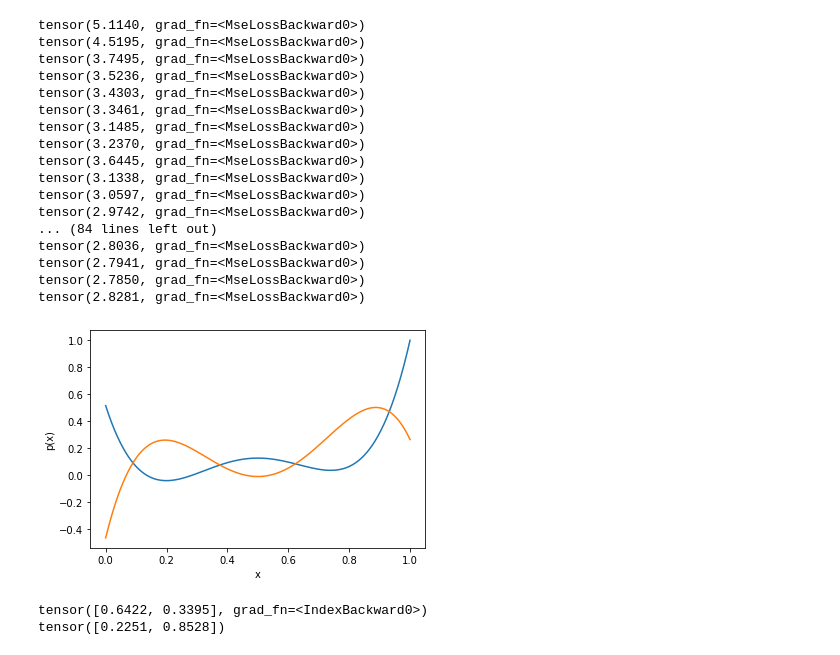
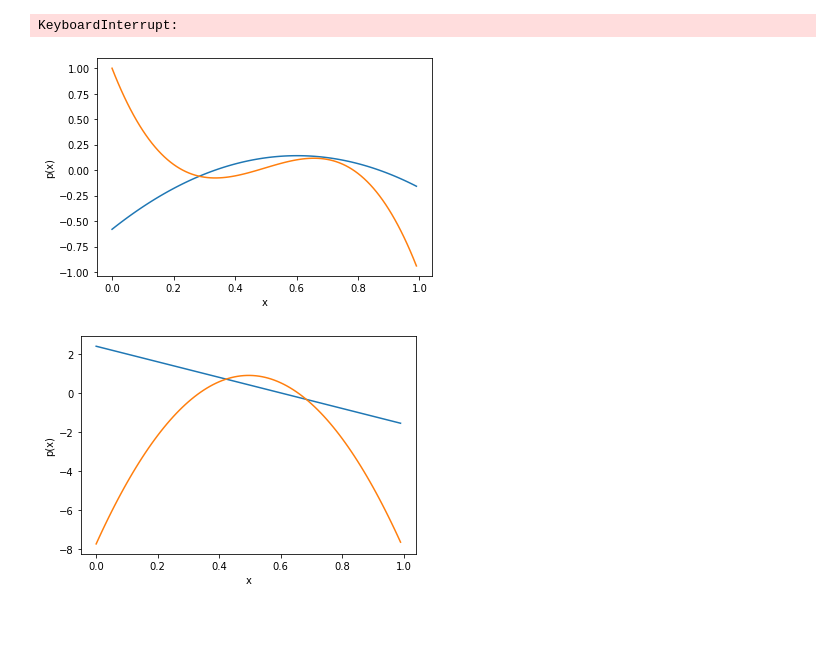
Before and after one commit to eldonko/Masters-Thesis-Code, a Jupyter notebook: notebooks/sandbox/train_binary_predictor.ipynb, the cells around one changed output. Drawn from its saved outputs; the diff is of its cells as text; code cells hidden in the pictures; blank space fills up the shorter version.

```diff
--- a/notebooks/sandbox/train_binary_predictor.ipynb
+++ b/notebooks/sandbox/train_binary_predictor.ipynb
@@ -11,10 +12,10 @@ from binarypredictor.net import DerivativeNet
 # %%
 # Create dataset
 dg = DataGenerator()
-dg.generate_data(1028)
+dg.generate_data(20000)
 
 polys = dg.get_polys()
 
-batch_size = 64
+batch_size = 200
 train_loader = PolynomialDataLoader(polys, batch_size, shuffle=True)
 # %%
@@ -23,38 +27,29 @@ optimizer = torch.optim.Adam(net.parameters(), lr=1e-3)
 # %%
-x_in = torch.arange(0., 1.0, step=0.01)
-x_out = torch.zeros((batch_size, 10000))
-x_out[:] = torch.arange(0., 1., step=0.0001)
+low, high = 0., 1.
 
-for i in range(500):
+x_in = torch.arange(low, high, step=0.01 * (high - low))
+x_out = torch.zeros((batch_size, out_features))
+x_out[:] = torch.arange(low, high, step=1/out_features * (high - low))
+
+
+for i in range(5000):
     for p in train_loader:
         inp = p.get_values(x_in, o=0, stack='v')
         out = net(inp.squeeze().float())
 
         x_range = torch.stack((out, x_out), dim=2)
+        p_vals = p.get_values(x_range, o=0)
         dp_vals = p.get_values(x_range, o=1)
 
         optimizer.zero_grad()
-        loss = nn.MSELoss()(dp_vals[:, :, 0], dp_vals[:, :, 1])
+        loss_1 = nn.MSELoss()(p_vals[:, :, 0] - out * dp_vals[:, :, 0], p_vals[:, :, 1] - x_out * dp_vals[:, :, 1])
+        loss_2 = nn.MSELoss()(dp_vals[:, :, 0], dp_vals[:, :, 1])
+        loss = loss_1 + loss_2
         loss.backward(retain_graph=True)
         optimizer.step()
+    #scheduler.step()
 
     if i % 5 == 0:
         print(loss)
 # %% [output]
-tensor(5.1140, grad_fn=<MseLossBackward0>)
-tensor(4.5195, grad_fn=<MseLossBackward0>)
-tensor(3.7495, grad_fn=<MseLossBackward0>)
-tensor(3.5236, grad_fn=<MseLossBackward0>)
-tensor(3.4303, grad_fn=<MseLossBackward0>)
-tensor(3.3461, grad_fn=<MseLossBackward0>)
-tensor(3.1485, grad_fn=<MseLossBackward0>)
-tensor(3.2370, grad_fn=<MseLossBackward0>)
-tensor(3.6445, grad_fn=<MseLossBackward0>)
-tensor(3.1338, grad_fn=<MseLossBackward0>)
-tensor(3.0597, grad_fn=<MseLossBackward0>)
-tensor(2.9742, grad_fn=<MseLossBackward0>)
-... (84 lines left out)
-tensor(2.8036, grad_fn=<MseLossBackward0>)
-tensor(2.7941, grad_fn=<MseLossBackward0>)
-tensor(2.7850, grad_fn=<MseLossBackward0>)
-tensor(2.8281, grad_fn=<MseLossBackward0>)
+KeyboardInterrupt:
@@ -76,38 +75,44 @@ qg.add_constraint(0.9, 0, 8)
 #qg.add_constraint(0.2, 0, 1.5)
 # %%
-x_in = torch.arange(0., 1.0, step=0.01)
+x_in = torch.arange(low, high, step=0.01 * (high - low))
 
-poly_set = PolynomialSet()
-poly_set.append(Polynomial(pg.get_cfs()))
-poly_set.append(Polynomial(qg.get_cfs()))
+poly_set = train_loader[0][0]
+#poly_set = PolynomialSet()
+#poly_set.append(Polynomial(pg.get_cfs()))
+#poly_set.append(Polynomial(qg.get_cfs()))
 
 d_poly_set = poly_set.get_derivatives()
 
-poly_set.scale_by_max(x)
-poly_set.plot(x)
+poly_set.scale_by_max(x_in)
+poly_set.plot(x_in)
+plt.show()
+
+d_poly_set.plot(x_in)
+plt.show()
 # %% [output]
-[figure, old version]
+[figure, new version]
+[figure, added]
 # %%
 inp = poly_set.get_values(x_in, stack='v')
 
 out = (net(inp.squeeze().float()))
-x = torch.arange(0., 1., step=0.0001)
+x = torch.arange(0., 1., step=1/out_features)
 
 x_range = torch.vstack((out, x)).T
 dp_vals = d_poly_set.get_values(x_range)
 
-close = (dp_vals[:, 0] - dp_vals[:, 1] < 1e-2) & (dp_vals[:, 0] - dp_vals[:, 1] > -1e-2)
+#for d in dp_vals:
+#    print(d)
 
-dp_vals_ = dp_vals[close]
-out_ = out[close]
-x_ = x[close]
+#close = (dp_vals[:, 0] - dp_vals[:, 1] < .5e-1) & (dp_vals[:, 0] - dp_vals[:, 1] > -.5e-1)
+
+dp_vals_ = dp_vals#[close]
+out_ = out#[close]
+x_ = x#[close]
 
 valid_idx = torch.where((out_ >= 0) & (out_ <= 1))
 out_ = out_[valid_idx]
 x_ = x_[valid_idx]
-# %% [output]
-tensor([0.6422, 0.3395], grad_fn=<IndexBackward0>)
-tensor([0.2251, 0.8528])
 # %%
 plt.scatter(out_.detach().numpy(), x_, s=.05)
 plt.grid()
```
Also changed, not shown: parts of 13 cells of this notebook, 23 other files.
